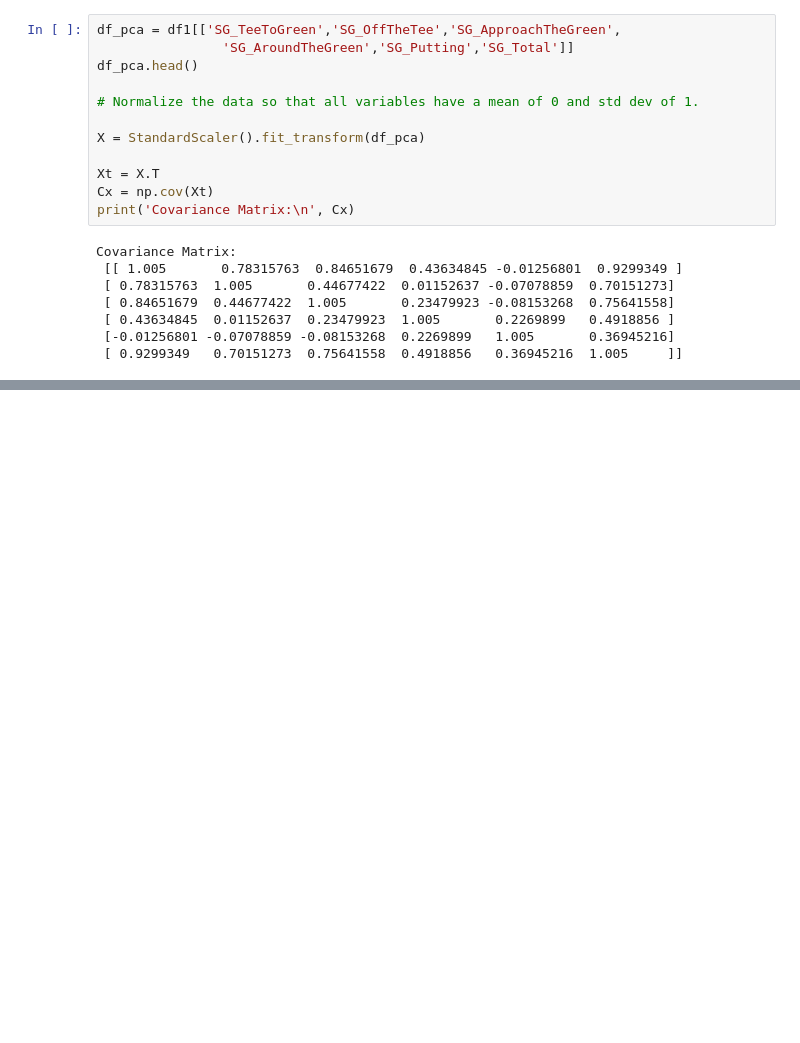
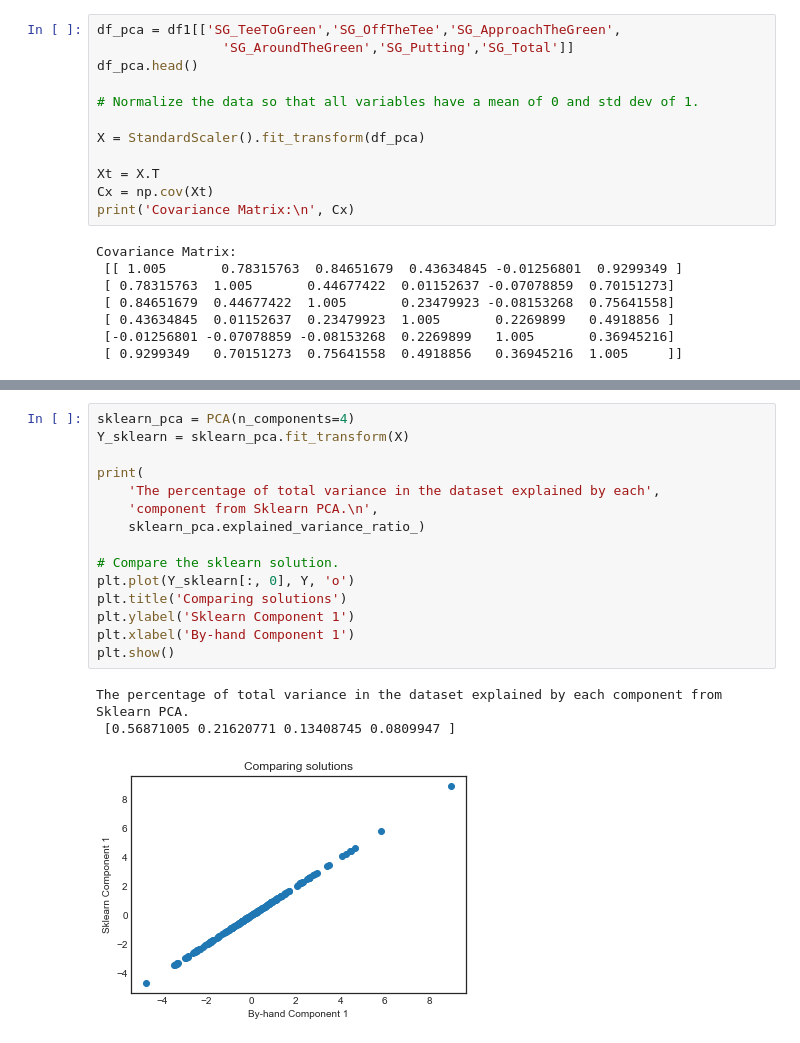
Before and after one commit to MitchellEwing/Drills, a Jupyter notebook: bootcamp/unit2/challenge_PrepareDatasetForModeling.ipynb, the cells around one changed output, grey strips where cells are left out. Drawn from its saved outputs; the diff is of its cells as text; blank space fills up the shorter version.

```diff
--- a/bootcamp/unit2/challenge_PrepareDatasetForModeling.ipynb
+++ b/bootcamp/unit2/challenge_PrepareDatasetForModeling.ipynb
@@ -544,0 +597,19 @@ Covariance Matrix:
+# %%
+sklearn_pca = PCA(n_components=4)
+Y_sklearn = sklearn_pca.fit_transform(X)
+
+print(
+    'The percentage of total variance in the dataset explained by each',
+    'component from Sklearn PCA.\n',
+    sklearn_pca.explained_variance_ratio_)
+
+# Compare the sklearn solution.
+plt.plot(Y_sklearn[:, 0], Y, 'o')
+plt.title('Comparing solutions')
+plt.ylabel('Sklearn Component 1')
+plt.xlabel('By-hand Component 1')
+plt.show()
+# %% [output]
+The percentage of total variance in the dataset explained by each component from Sklearn PCA.
+ [0.56871005 0.21620771 0.13408745 0.0809947 ]
+[figure, added]
```
Also changed, not shown: parts of 16 cells of this notebook.
